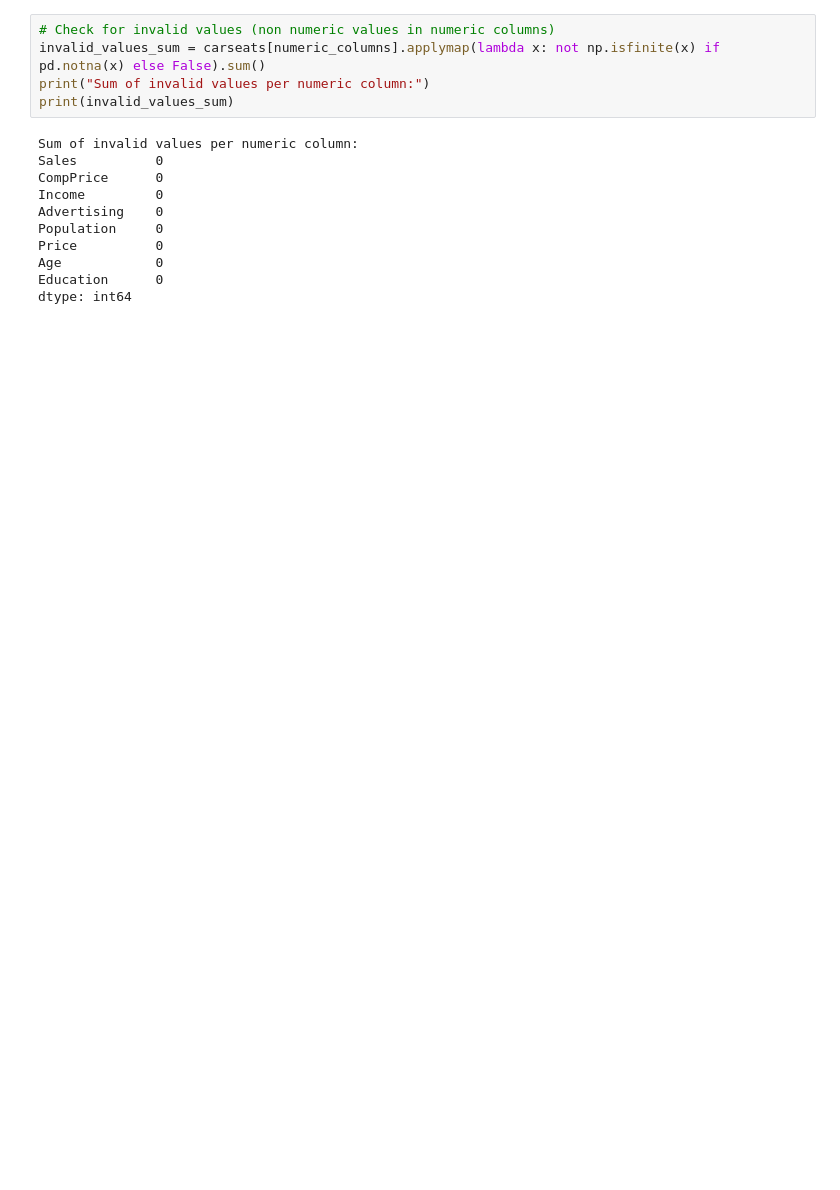
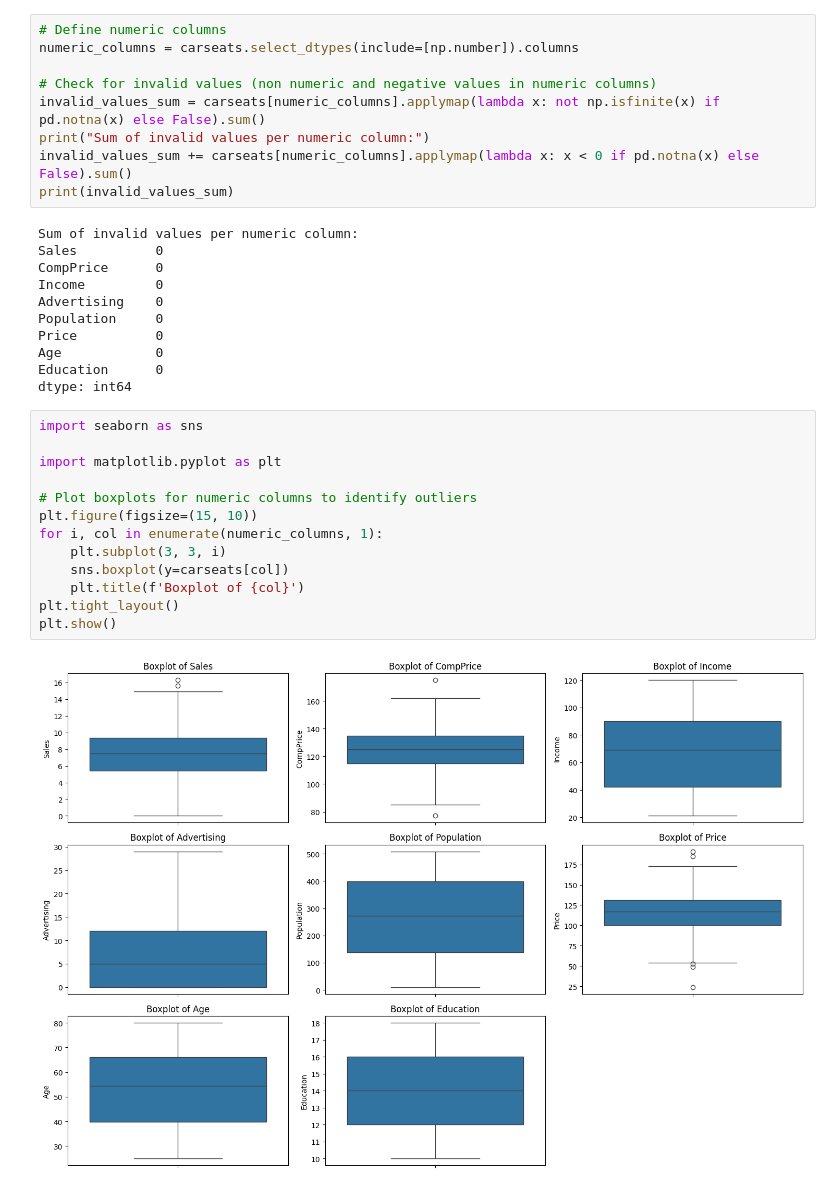
Before and after one commit to OskarPutz/DS, a Jupyter notebook: Exercise 4.ipynb, the cells around one changed output. Saved outputs shown, nothing was run; the diff lists cells and outputs as text; blank space fills up the shorter version.

```diff
--- a/Exercise 4.ipynb
+++ b/Exercise 4.ipynb
@@ -660,9 +660,13 @@ dtype: int64
 [figure]
 [figure]
 # %%
-# Check for invalid values (non numeric values in numeric columns)
+# Define numeric columns
+numeric_columns = carseats.select_dtypes(include=[np.number]).columns
+
+# Check for invalid values (non numeric and negative values in numeric columns)
 invalid_values_sum = carseats[numeric_columns].applymap(lambda x: not np.isfinite(x) if pd.notna(x) else False).sum()
 print("Sum of invalid values per numeric column:")
+invalid_values_sum += carseats[numeric_columns].applymap(lambda x: x < 0 if pd.notna(x) else False).sum()
 print(invalid_values_sum)
 # %% [output]
 Sum of invalid values per numeric column:
@@ -675,3 +679,18 @@ Price          0
 Age            0
 Education      0
 dtype: int64
+# %%
+import seaborn as sns
+
+import matplotlib.pyplot as plt
+
+# Plot boxplots for numeric columns to identify outliers
+plt.figure(figsize=(15, 10))
+for i, col in enumerate(numeric_columns, 1):
+    plt.subplot(3, 3, i)
+    sns.boxplot(y=carseats[col])
+    plt.title(f'Boxplot of {col}')
+plt.tight_layout()
+plt.show()
+# %% [output]
+[figure, added]
```
Also changed, not shown: parts of 12 cells of this notebook, 21 other files.
